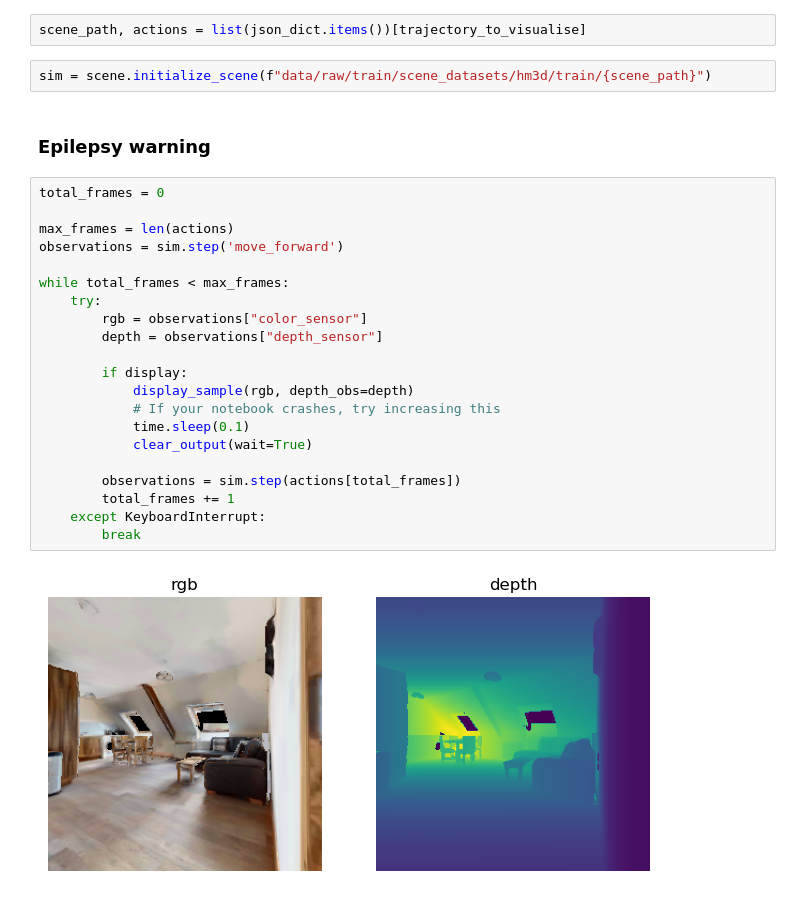
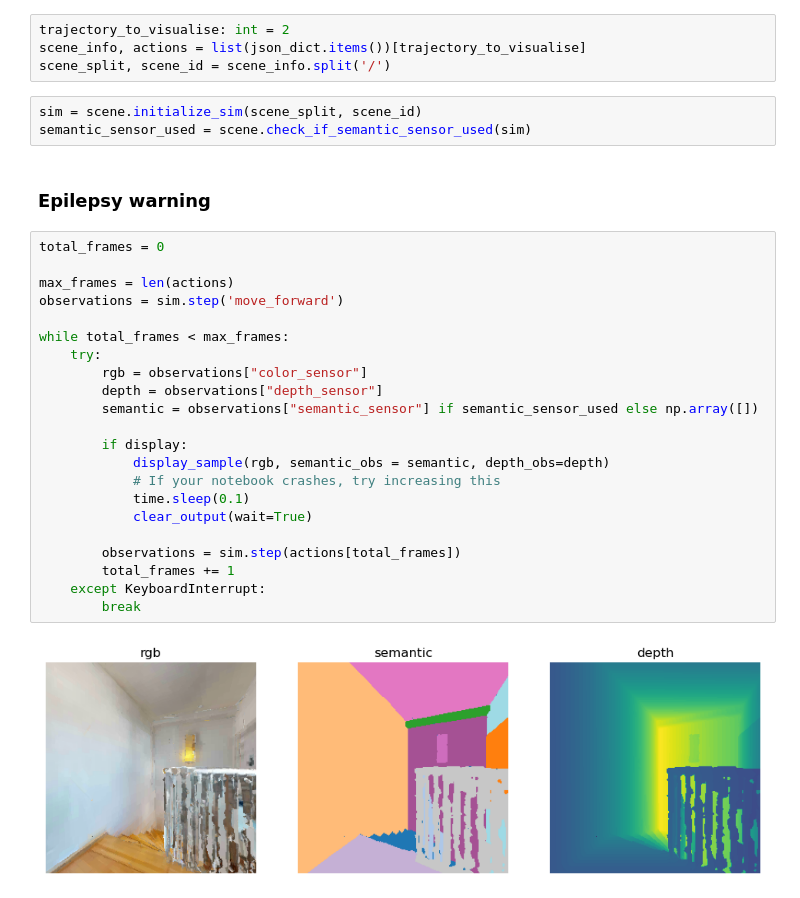
Before and after one commit to dtonderski/ReSEAL, a Jupyter notebook: notebooks/Visualise_trajectory.ipynb, the cells around one changed output. Saved outputs shown, nothing was run; the diff lists cells and outputs as text.

```diff
--- a/notebooks/Visualise_trajectory.ipynb
+++ b/notebooks/Visualise_trajectory.ipynb
@@ -23,29 +21,33 @@ trajectory_to_visualise: int = 1
 # %%
-scene_path, actions = list(json_dict.items())[trajectory_to_visualise]
+trajectory_to_visualise: int = 2
+scene_info, actions = list(json_dict.items())[trajectory_to_visualise]
+scene_split, scene_id = scene_info.split('/')
 # %%
-sim = scene.initialize_scene(f"data/raw/train/scene_datasets/hm3d/train/{scene_path}")
+sim = scene.initialize_sim(scene_split, scene_id)
+semantic_sensor_used = scene.check_if_semantic_sensor_used(sim)
 # %% [markdown]
 ### Epilepsy warning
 # %%
 total_frames = 0
 
 max_frames = len(actions)
 observations = sim.step('move_forward')
 
 while total_frames < max_frames:
     try:
         rgb = observations["color_sensor"]
         depth = observations["depth_sensor"]
+        semantic = observations["semantic_sensor"] if semantic_sensor_used else np.array([])
 
         if display:
-            display_sample(rgb, depth_obs=depth)
+            display_sample(rgb, semantic_obs = semantic, depth_obs=depth)
             # If your notebook crashes, try increasing this
             time.sleep(0.1)
             clear_output(wait=True)
 
         observations = sim.step(actions[total_frames])
         total_frames += 1
     except KeyboardInterrupt:
         break
 # %% [output]
-[figure, old version]
+[figure, new version]
```
Also changed, not shown: parts of 2 cells of this notebook, 4 other files.
